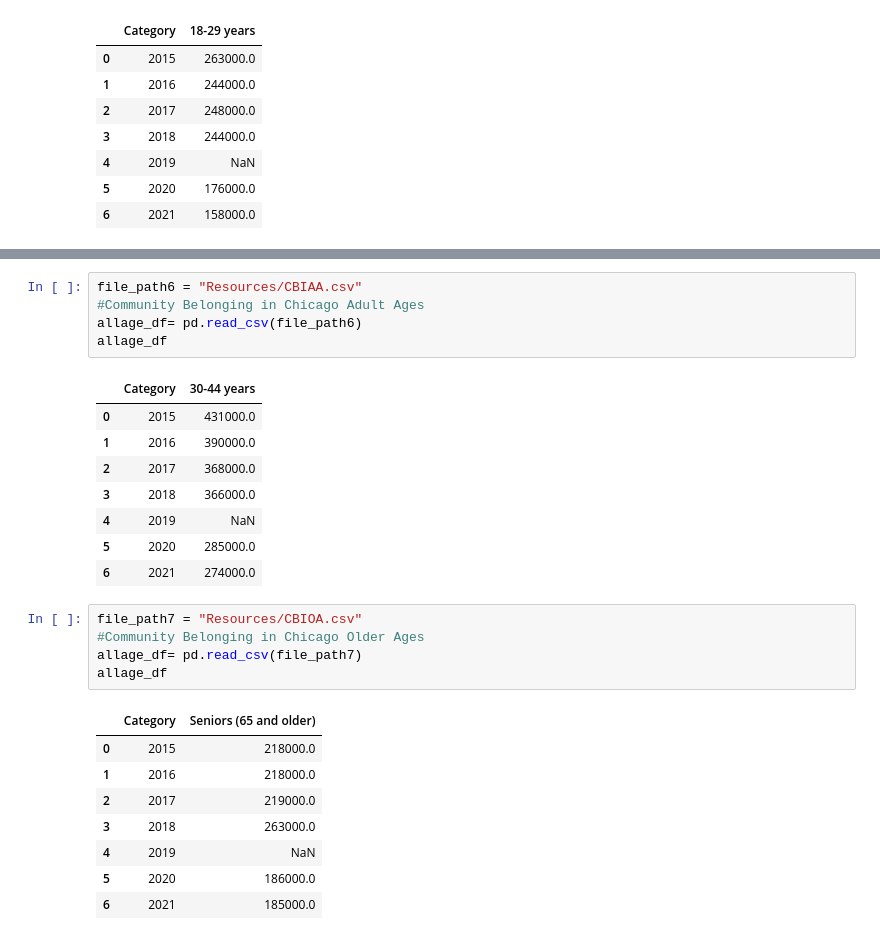
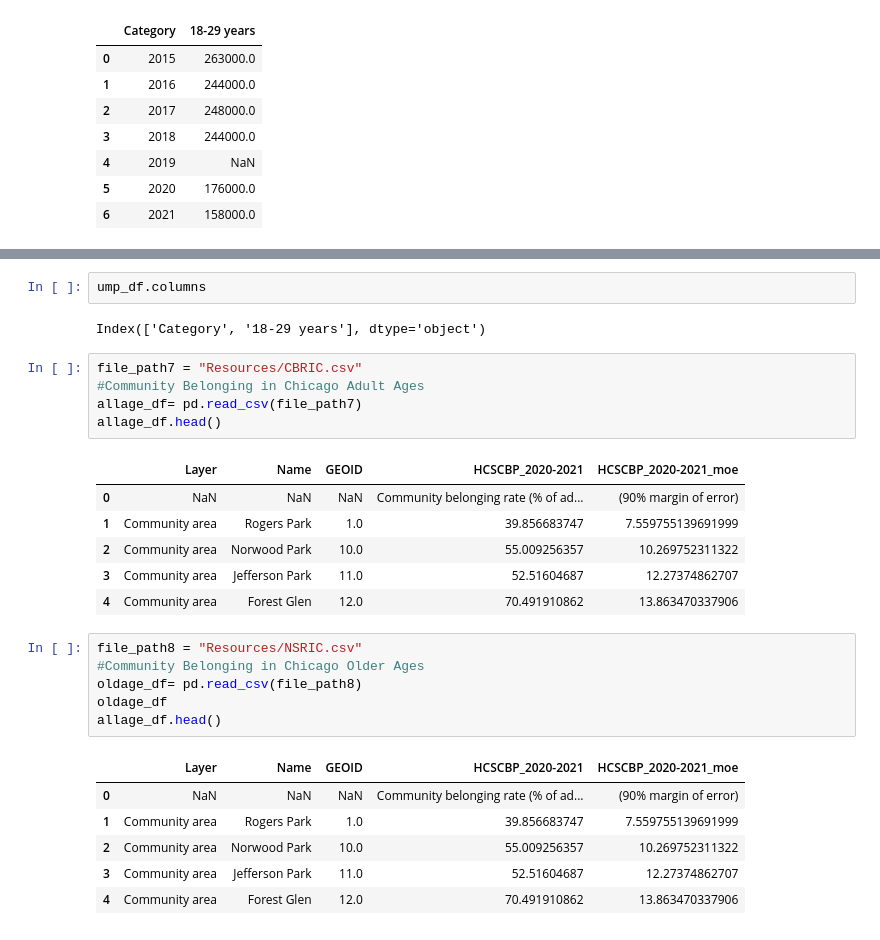
Before and after one commit to dpackardphys/gold_orbit_firelight, a Jupyter notebook: School data.ipynb, the cells around one changed output, grey strips where cells are left out. Cells and saved outputs as stored; diff of their text form.

```diff
--- a/School data.ipynb
+++ b/School data.ipynb
@@ -91,28 +106,29 @@ ump_df
+# %%
+ump_df.columns
+# %% [output]
+Index(['Category', '18-29 years'], dtype='object')
 # %%
-file_path6 = "Resources/CBIAA.csv"
+file_path7 = "Resources/CBRIC.csv"
 #Community Belonging in Chicago Adult Ages
-allage_df= pd.read_csv(file_path6)
-allage_df
+allage_df= pd.read_csv(file_path7)
+allage_df.head()
 # %% [output]
-|  | Category | 30-44 years |
-| 0 | 2015 | 431000.0 |
-| 1 | 2016 | 390000.0 |
-| 2 | 2017 | 368000.0 |
-| 3 | 2018 | 366000.0 |
-| 4 | 2019 | NaN |
-| 5 | 2020 | 285000.0 |
-| 6 | 2021 | 274000.0 |
+|  | Layer | Name | GEOID | HCSCBP_2020-2021 | HCSCBP_2020-2021_moe |
+| 0 | NaN | NaN | NaN | Community belonging rate (% of ad... | (90% margin of error) |
+| 1 | Community area | Rogers Park | 1.0 | 39.856683747 | 7.559755139691999 |
+| 2 | Community area | Norwood Park | 10.0 | 55.009256357 | 10.269752311322 |
+| 3 | Community area | Jefferson Park | 11.0 | 52.51604687 | 12.27374862707 |
+| 4 | Community area | Forest Glen | 12.0 | 70.491910862 | 13.863470337906 |
 # %%
-file_path7 = "Resources/CBIOA.csv"
+file_path8 = "Resources/NSRIC.csv"
 #Community Belonging in Chicago Older Ages
-allage_df= pd.read_csv(file_path7)
-allage_df
+oldage_df= pd.read_csv(file_path8)
+oldage_df
+allage_df.head()
 # %% [output]
-|  | Category | Seniors (65 and older) |
-| 0 | 2015 | 218000.0 |
-| 1 | 2016 | 218000.0 |
-| 2 | 2017 | 219000.0 |
-| 3 | 2018 | 263000.0 |
-| 4 | 2019 | NaN |
-| 5 | 2020 | 186000.0 |
-| 6 | 2021 | 185000.0 |
+|  | Layer | Name | GEOID | HCSCBP_2020-2021 | HCSCBP_2020-2021_moe |
+| 0 | NaN | NaN | NaN | Community belonging rate (% of ad... | (90% margin of error) |
+| 1 | Community area | Rogers Park | 1.0 | 39.856683747 | 7.559755139691999 |
+| 2 | Community area | Norwood Park | 10.0 | 55.009256357 | 10.269752311322 |
+| 3 | Community area | Jefferson Park | 11.0 | 52.51604687 | 12.27374862707 |
+| 4 | Community area | Forest Glen | 12.0 | 70.491910862 | 13.863470337906 |
```
Also changed, not shown: parts of 13 cells of this notebook.
